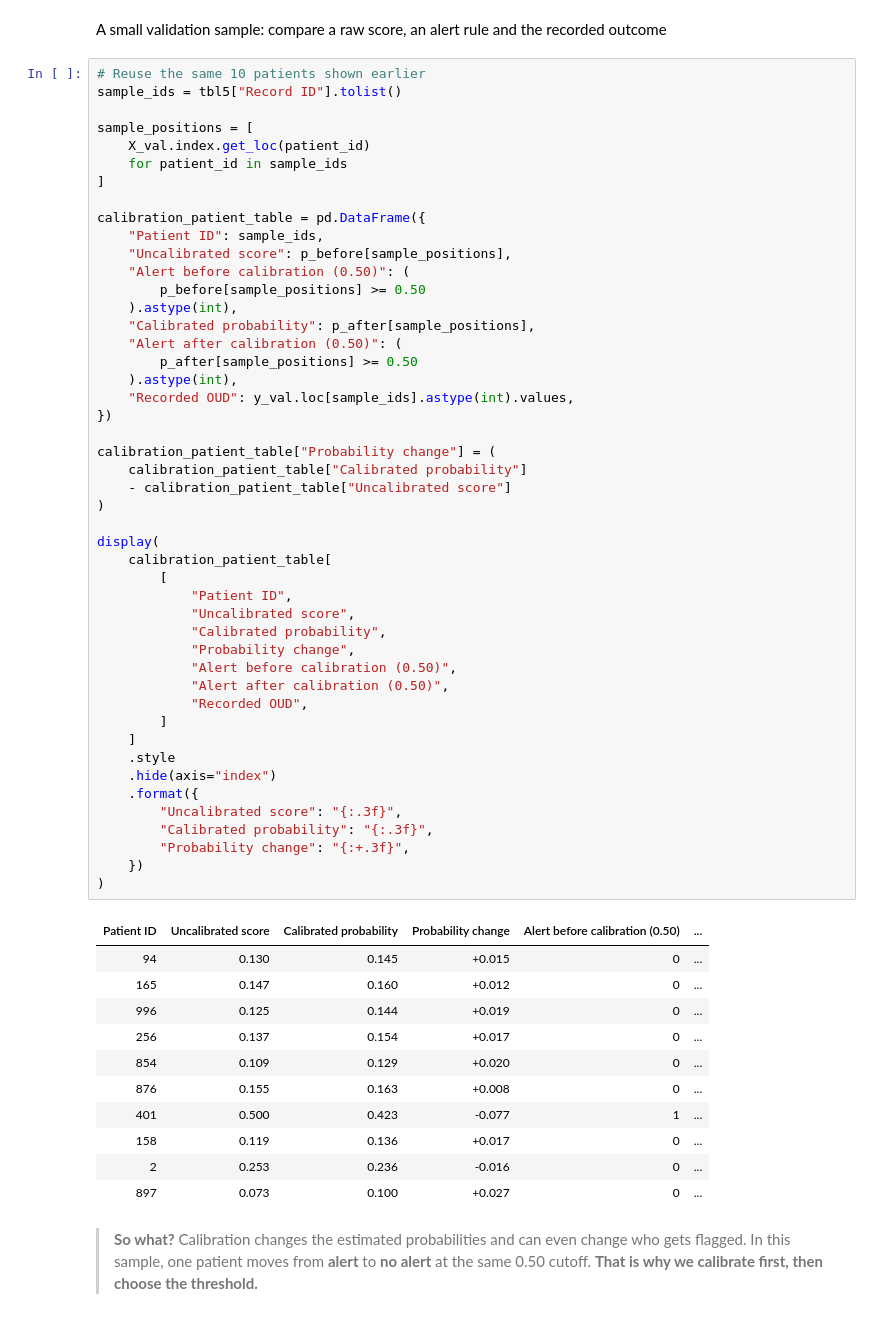
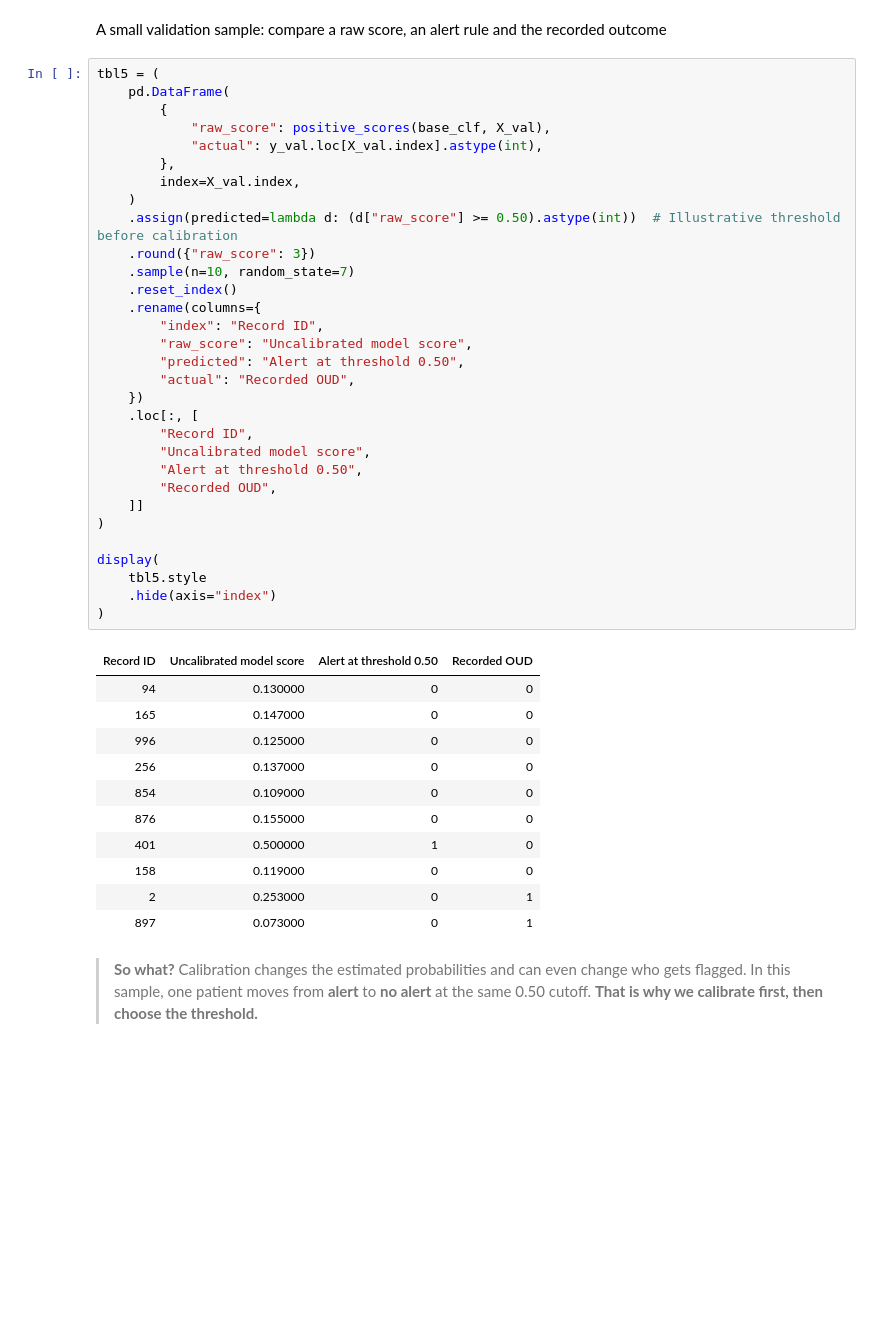
Before and after one commit to IE-ML-for-Healthcare/RAI_opioid_risk_prevention, a Jupyter notebook: ML4HL_OD_RAI_toolbox.ipynb, the cells around one changed output. Saved outputs shown, nothing was run; the diff lists cells and outputs as text; blank space fills up the shorter version.

```diff
--- a/ML4HL_OD_RAI_toolbox.ipynb
+++ b/ML4HL_OD_RAI_toolbox.ipynb
@@ -583,64 +583,48 @@ The reliability plot compares predicted probabilities with observed outcome rate
 # %% [markdown]
 A small validation sample: compare a raw score, an alert rule and the recorded outcome
 # %%
-# Reuse the same 10 patients shown earlier
-sample_ids = tbl5["Record ID"].tolist()
-
-sample_positions = [
-    X_val.index.get_loc(patient_id)
-    for patient_id in sample_ids
-]
-
-calibration_patient_table = pd.DataFrame({
-    "Patient ID": sample_ids,
-    "Uncalibrated score": p_before[sample_positions],
-    "Alert before calibration (0.50)": (
-        p_before[sample_positions] >= 0.50
-    ).astype(int),
-    "Calibrated probability": p_after[sample_positions],
-    "Alert after calibration (0.50)": (
-        p_after[sample_positions] >= 0.50
-    ).astype(int),
-    "Recorded OUD": y_val.loc[sample_ids].astype(int).values,
-})
-
-calibration_patient_table["Probability change"] = (
-    calibration_patient_table["Calibrated probability"]
-    - calibration_patient_table["Uncalibrated score"]
+tbl5 = (
+    pd.DataFrame(
+        {
+            "raw_score": positive_scores(base_clf, X_val),
+            "actual": y_val.loc[X_val.index].astype(int),
+        },
+        index=X_val.index,
+    )
+    .assign(predicted=lambda d: (d["raw_score"] >= 0.50).astype(int))  # Illustrative threshold before calibration
+    .round({"raw_score": 3})
+    .sample(n=10, random_state=7)
+    .reset_index()
+    .rename(columns={
+        "index": "Record ID",
+        "raw_score": "Uncalibrated model score",
+        "predicted": "Alert at threshold 0.50",
+        "actual": "Recorded OUD",
+    })
+    .loc[:, [
+        "Record ID",
+        "Uncalibrated model score",
+        "Alert at threshold 0.50",
+        "Recorded OUD",
+    ]]
 )
 
 display(
-    calibration_patient_table[
-        [
-            "Patient ID",
-            "Uncalibrated score",
-            "Calibrated probability",
-            "Probability change",
-            "Alert before calibration (0.50)",
-            "Alert after calibration (0.50)",
-            "Recorded OUD",
-        ]
-    ]
-    .style
+    tbl5.style
     .hide(axis="index")
-    .format({
-        "Uncalibrated score": "{:.3f}",
-        "Calibrated probability": "{:.3f}",
-        "Probability change": "{:+.3f}",
-    })
 )
 # %% [output]
-| Patient ID | Uncalibrated score | Calibrated probability | Probability change | Alert before calibration (0.50) | ... |
-| 94 | 0.130 | 0.145 | +0.015 | 0 | ... |
-| 165 | 0.147 | 0.160 | +0.012 | 0 | ... |
-| 996 | 0.125 | 0.144 | +0.019 | 0 | ... |
-| 256 | 0.137 | 0.154 | +0.017 | 0 | ... |
-| 854 | 0.109 | 0.129 | +0.020 | 0 | ... |
-| 876 | 0.155 | 0.163 | +0.008 | 0 | ... |
-| 401 | 0.500 | 0.423 | -0.077 | 1 | ... |
-| 158 | 0.119 | 0.136 | +0.017 | 0 | ... |
-| 2 | 0.253 | 0.236 | -0.016 | 0 | ... |
-| 897 | 0.073 | 0.100 | +0.027 | 0 | ... |
+| Record ID | Uncalibrated model score | Alert at threshold 0.50 | Recorded OUD |
+| 94 | 0.130000 | 0 | 0 |
+| 165 | 0.147000 | 0 | 0 |
+| 996 | 0.125000 | 0 | 0 |
+| 256 | 0.137000 | 0 | 0 |
+| 854 | 0.109000 | 0 | 0 |
+| 876 | 0.155000 | 0 | 0 |
+| 401 | 0.500000 | 1 | 0 |
+| 158 | 0.119000 | 0 | 0 |
+| 2 | 0.253000 | 0 | 1 |
+| 897 | 0.073000 | 0 | 1 |
 # %% [markdown]
 > **So what?** Calibration changes the estimated probabilities and can even change who gets flagged. In this sample, one patient moves from **alert** to **no alert** at the same 0.50 cutoff. **That is why we calibrate first, then choose the threshold.**
 # %%
```
Also changed, not shown: parts of 2 cells of this notebook.
